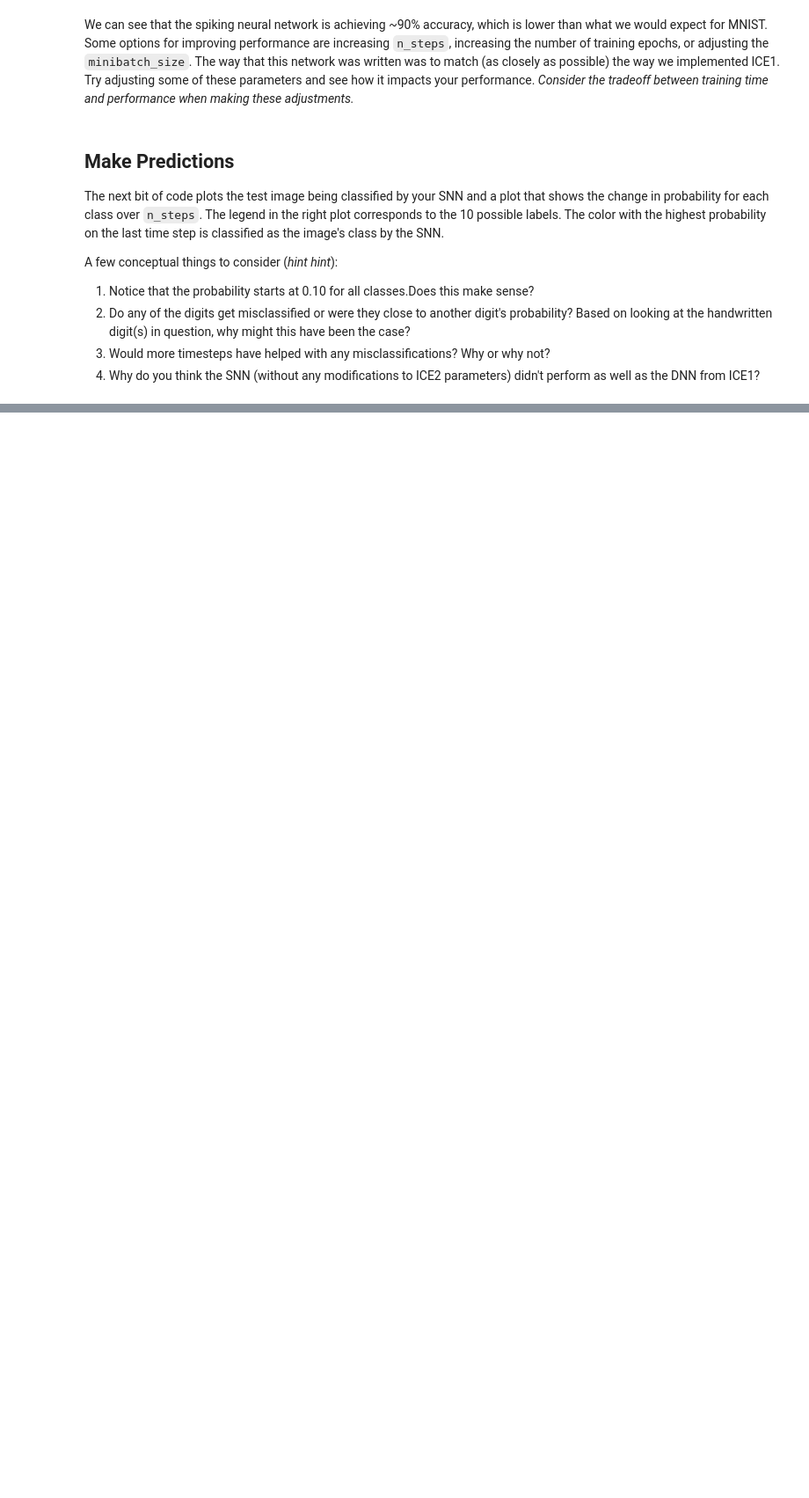
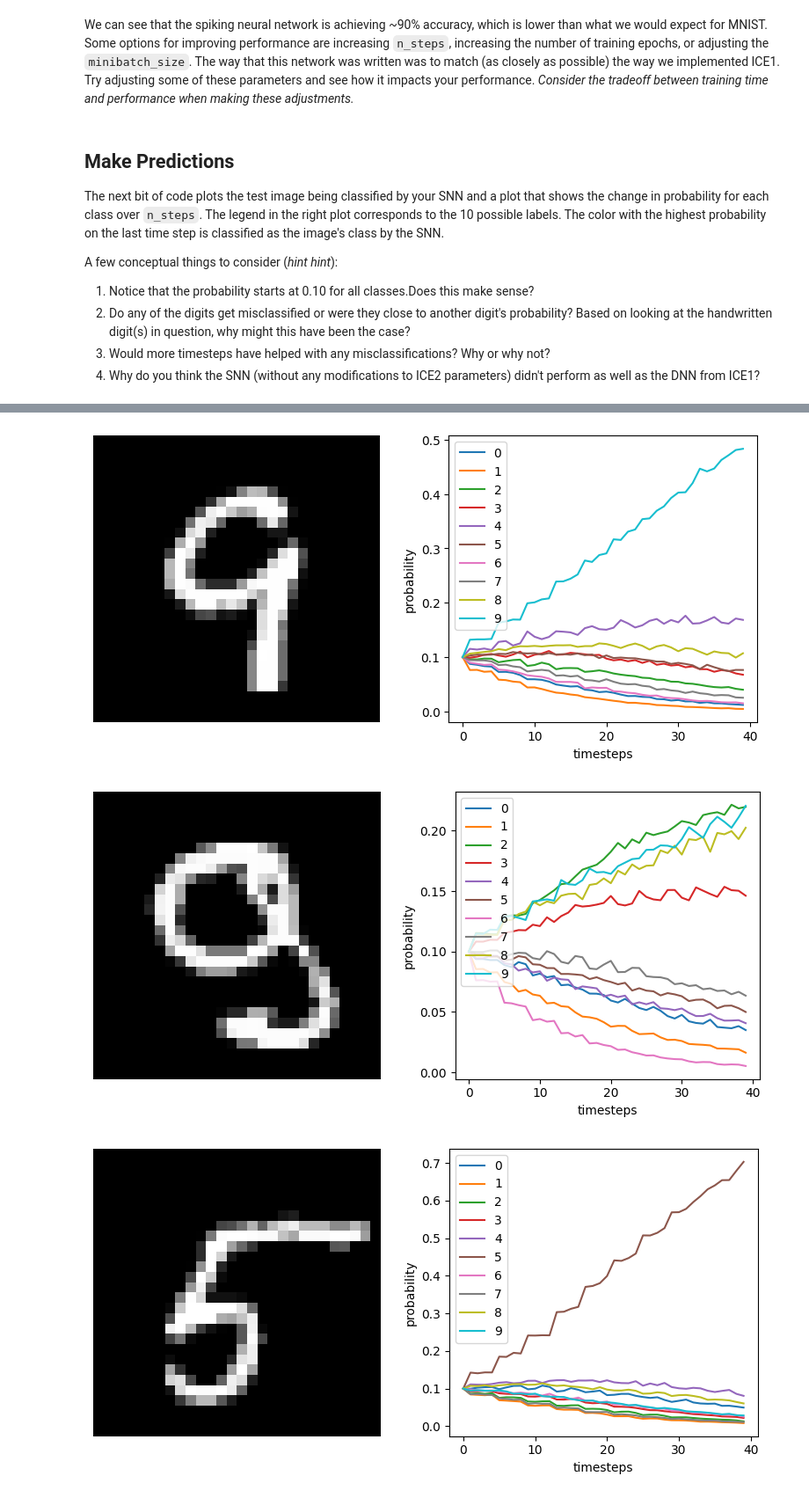
Before and after one commit to taylorharkley2/NeuralNets, a Jupyter notebook: ICE2_SNN.ipynb, the cells around one changed output, grey strips where cells are left out. Shown at 88% size. Drawn from its saved outputs; the diff is of its cells as text; code cells hidden in the pictures; blank space fills up the shorter version.

```diff
--- a/ICE2_SNN.ipynb
+++ b/ICE2_SNN.ipynb
@@ -142,18 +146,18 @@ with nengo.Network(seed=0) as net:
     nengo_dl.configure_settings(stateful=False)
 
     # This is the input node that will be used to rate encode in input images (i.e. our Flatten layer from ICE1)
-    inp = nengo.Node(np.zeros(train_images.shape[1]))
+    inp = nengo.Node(np.zeros(train_images.shape[2])) #flatten layer is the same as in ICE #1...
 
     # First dense layer
-    a = ???
-    a = nengo_dl.Layer(neuron_type)(a)
+    a = nengo_dl.Layer(tf.keras.layers.Dense(128, activation="relu"))(inp)  #dense layer
+    a = nengo_dl.Layer(neuron_type)(a)   #what's the point of this? it sets layers as neuron type to make sure its using spikes not DNNs
 
     # Dropout layer
-    b = ???
-    b = nengo_dl.Layer(neuron_type)(b)
+    b = nengo_dl.Layer(tf.keras.layers.Dropout(.2))(a)
+    b = nengo_dl.Layer(neuron_type)(b) #ensures spikes again wow!
 
     # Final dense layer
-    out = ???
+    out = nengo_dl.Layer(tf.keras.layers.Dense(10))(b)
 
     # Here we create two different output probes, one with a filter
     # (for when we're simulating the network over time and
@@ -197,9 +219,9 @@ def classification_accuracy(y_true, y_pred):
 
 # Compile for training
 sim.compile(
-    optimizer=???,
-    loss={???: tf.losses.SparseCategoricalCrossentropy(from_logits=True)},
-    metrics=[???],
+    optimizer="Adam",
+    loss={out_p: tf.losses.SparseCategoricalCrossentropy(from_logits=True)}, #connect the training one
+    metrics=["accuracy"],
 )
 # %% [markdown]
 ## Train and evaluate your model
@@ -227,4 +249,4 @@ Because we train and test using different functions, we must again ensure we con
 
 </div>
 # %%
-sim.fit(train_images, {???: train_labels}, epochs=???)
+sim.fit(train_images, {out_p: train_labels}, epochs=5) # still training. connect training probe.
@@ -245,11 +287,11 @@ This will take about 30-45 seconds to run (not sure why - bonus points if you fi
 
 </div>
 # %%
-sim.compile(loss={???: classification_accuracy})
+sim.compile(loss={out_p_filt: classification_accuracy})
 print(
     "Accuracy after training:",
     sim.evaluate(
-        test_images[0 : 256 * 3], {???: test_labels[0 : 256 * 3]}, verbose=0
+        test_images[0 : 256 * 3], {out_p_filt: test_labels[0 : 256 * 3]}, verbose=0
     )["loss"],
     # sim.evaluate(test_images, {???: test_labels}, verbose=0)["loss"],
 )
@@ -266,7 +329,7 @@ A few conceptual things to consider (_hint hint_):
 3. Would more timesteps have helped with any misclassifications? Why or why not?
 4. Why do you think the SNN (without any modifications to ICE2 parameters) didn't perform as well as the DNN from ICE1?
 # %%
-data = sim.predict(test_images[:250])
+data = sim.predict(test_images[:256])
 
 for i in range(5):
     plt.figure(figsize=(8, 4))
@@ -279,4 +342,5 @@ for i in range(5):
     plt.legend([str(i) for i in range(10)], loc="upper left")
     plt.xlabel("timesteps")
     plt.ylabel("probability")
-    plt.tight_layout()
+    plt.tight_layout() # testing loss function grabs data at the last timestep...
+# %% [output]
@@ -282,0 +358,3 @@ for i in range(5):
+[figure, added]
+[figure, added]
+[figure, added]
```
Also changed, not shown: parts of 6 cells of this notebook.
